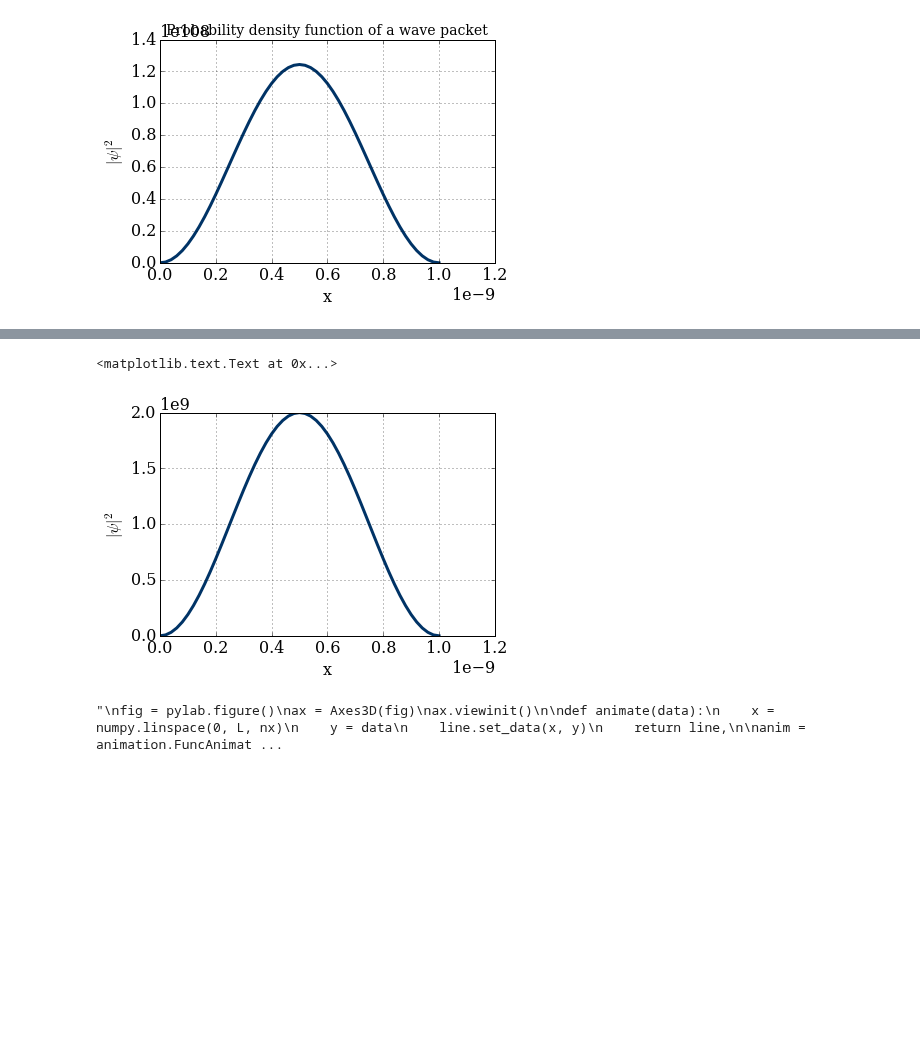
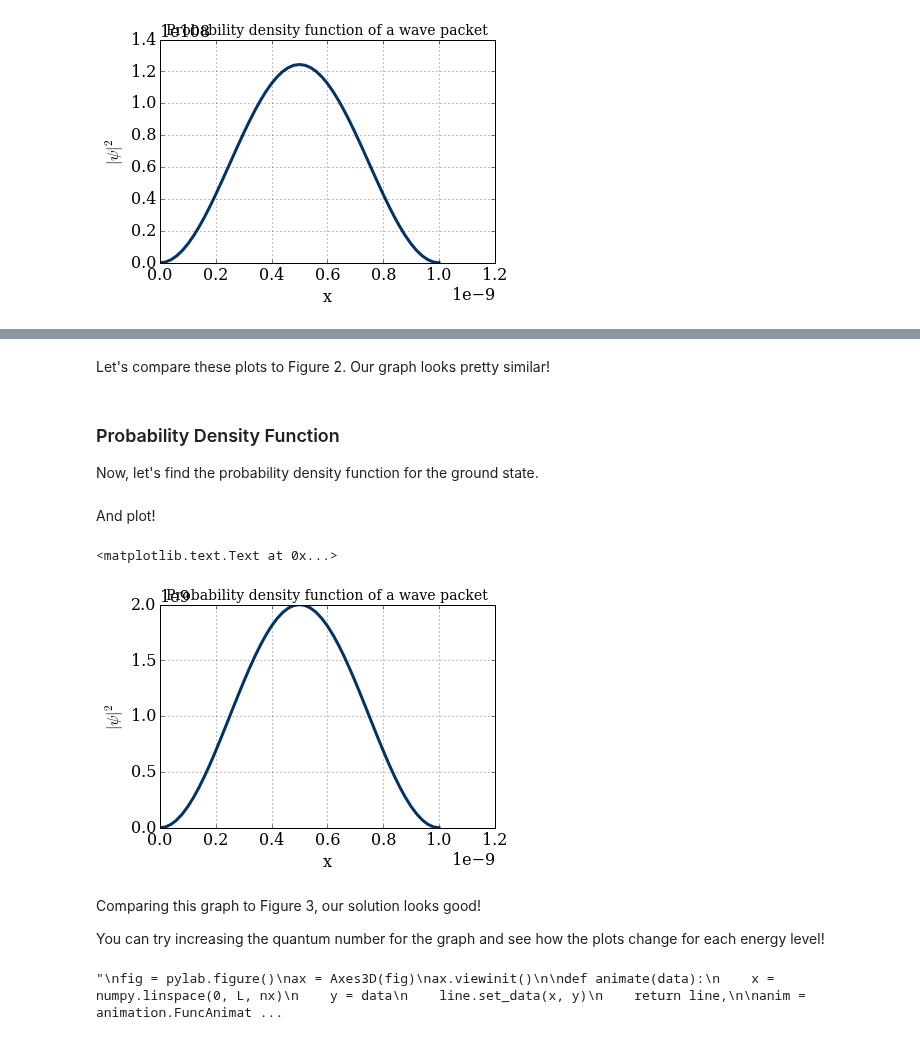
Before and after one commit to numerical-mooc/assignment-bank-2015, a Jupyter notebook: NDodbele/Schrodinger.ipynb, the cells around one changed output, grey strips where cells are left out. Cells and saved outputs as stored; diff of their text form; code cells hidden in the pictures; blank space fills up the shorter version.

```diff
--- a/NDodbele/Schrodinger.ipynb
+++ b/NDodbele/Schrodinger.ipynb
@@ -500,18 +523,31 @@ ax.set_zlabel(r'Re $\psi$')
+# %% [markdown]
+Let's compare these plots to Figure 2. Our graph looks pretty similar!
+# %% [markdown]
+### Probability Density Function
+
+Now, let's find the probability density function for the ground state.
 # %%
 # Compute the probability density function for the analytical solution
 
 psi_analytical_conj = numpy.conj(psi_analytical)     #conjugate of wave equation values
 probfunc_analytical = psi_analytical_conj*psi_analytical        #probability density function of wave equation
+# %% [markdown]
+And plot!
 # %%
 # Plot of probability density function vs. x
 
 pyplot.plot(x, probfunc_analytical.real, color='#003366', ls='-', lw=3);
 pyplot.grid(True)
 pyplot.xlabel(r'x')
 pyplot.ylabel(r'$|\psi|^2$')
+pyplot.title(r'Probability density function of a wave packet', fontsize = 14)
 # %% [output]
 <matplotlib.text.Text at 0x...>
-[figure, old version]
+[figure, new version]
+# %% [markdown]
+Comparing this graph to Figure 3, our solution looks good!
+
+You can try increasing the quantum number for the graph and see how the plots change for each energy level!
 # %%
 """
 fig = pylab.figure()
```
Also changed, not shown: parts of 10 cells of this notebook.
